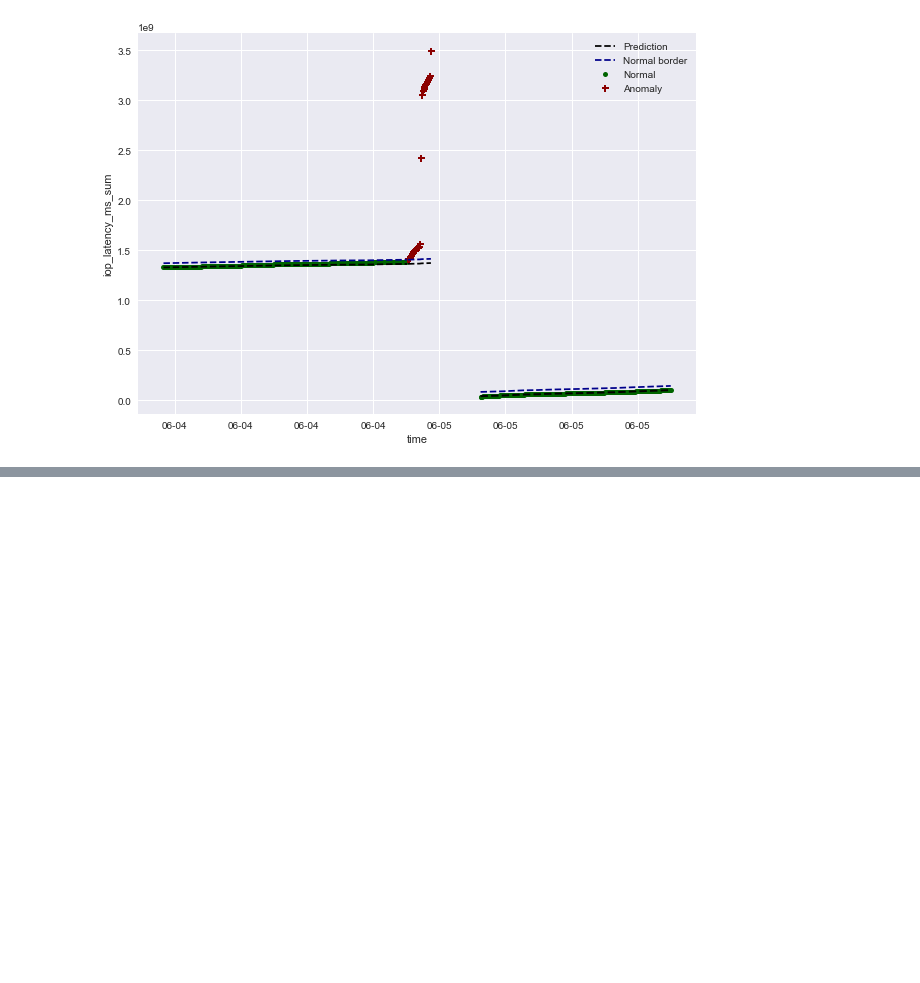
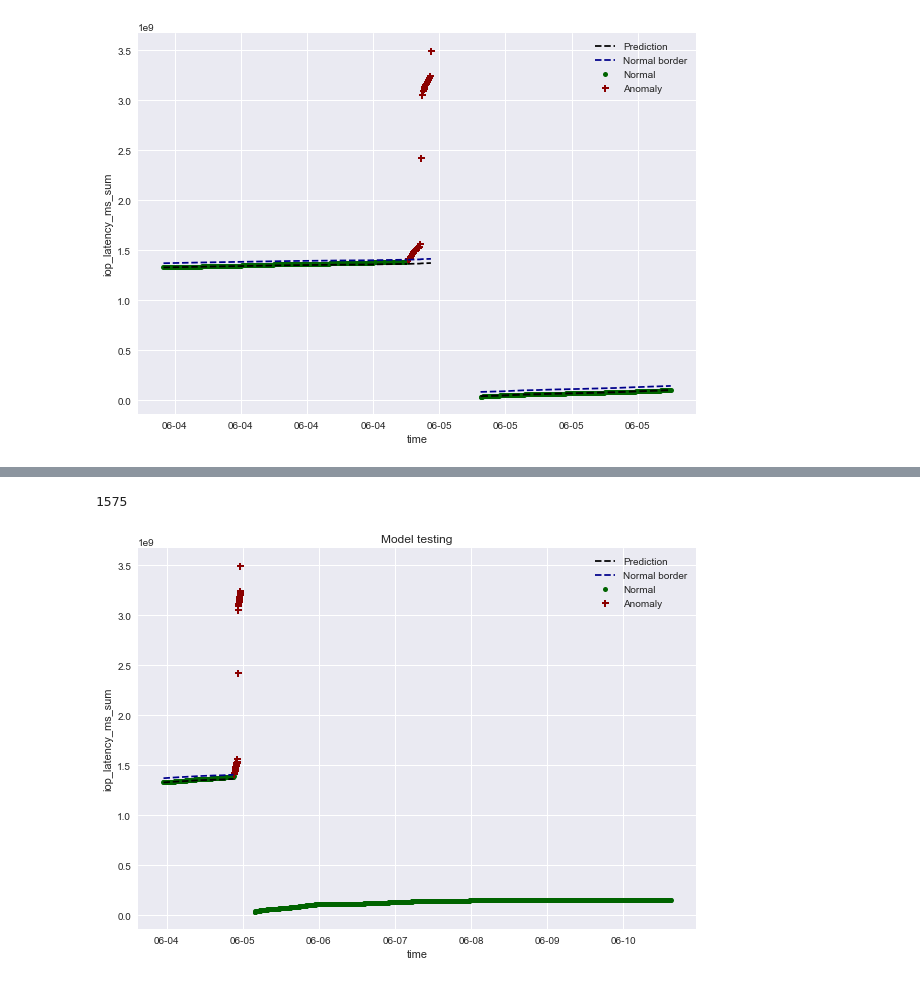
Before and after one commit to TheAviat0r/BC_thesis, a Jupyter notebook: final_thesis.ipynb, the cells around one changed output, grey strips where cells are left out. Saved outputs shown, nothing was run; the diff lists cells and outputs as text; code cells hidden in the pictures; blank space fills up the shorter version.

Commit message:
model: final version

```diff
--- a/final_thesis.ipynb
+++ b/final_thesis.ipynb
@@ -487,0 +489,49 @@ plt.show()
+# %%
+regression_model = linear_model.Lasso()
+regression_model.fit(train_data[predictors], train_data['iop_latency_ms_sum'])
+
+test_data['iop_latency_ms_predict'] = regression_model.predict(test_data[predictors])
+test_data['upper_border'] = test_data['iop_latency_ms_predict'] + train_data['iop_latency_ms_sum'].std()
+test_data['is_anomaly'] = test_data.apply(lambda row: detect_anomaly(row), axis=1)
+
+normal_data = test_data[test_data['is_anomaly'] == 0]
+anomaly_data = test_data[test_data['is_anomaly'] == 1]
+
+last_anomaly_index = anomaly_data.index.max()
+first_anomaly_idnex = anomaly_data.index.min()
+before_anomaly_indexes = [x for x in normal_data.index if x <= first_anomaly_index]
+after_anomaly_indexes = [x for x in normal_data.index if x > last_anomaly_index]
+
+before_anomaly_data = test_data.ix[before_anomaly_indexes]
+after_anomaly_data = test_data.ix[after_anomaly_indexes]
+# %%
+after_anomaly_data.shape[0]
+# %% [output]
+1575
+# %%
+fig, ax = plt.subplots(figsize=(10, 7))
+ax.xaxis.set_major_formatter(mdates.DateFormatter('%m-%d'))
+
+normal_dots, = plt.plot(normal_data['time'], normal_data['iop_latency_ms_sum'],
+                        linestyle='none', marker='o', color='darkgreen',
+                        markersize=5)
+anomaly_dots, = plt.plot(anomaly_data['time'], anomaly_data['iop_latency_ms_sum'],
+                         linestyle='none', marker='P', color='darkred',
+                         markersize=7)
+predict_line, = plt.plot(before_anomaly_data['time'], before_anomaly_data['iop_latency_ms_predict'],
+                         linestyle='--', color='black')
+upper_border, = plt.plot(before_anomaly_data['time'], before_anomaly_data['upper_border'],
+                         linestyle='--', color='darkblue')
+
+#plt.plot(anomaly_data['time'], anomaly_data['iop_latency_ms_predict'],
+#                         linestyle='--', color='black')
+#plt.plot(anomaly_data['time'], anomaly_data['upper_border'],
+#                         linestyle='--', color='darkblue')
+plt.xlabel('time')
+plt.ylabel('iop_latency_ms_sum')
+plt.legend([predict_line, upper_border, normal_dots, anomaly_dots], ['Prediction', 'Normal border', 'Normal',
+                                                                     'Anomaly'])
+plt.title('Model testing')
+plt.show()
+# %% [output]
+[figure, added]
```
Also changed, not shown: parts of 20 cells of this notebook.
